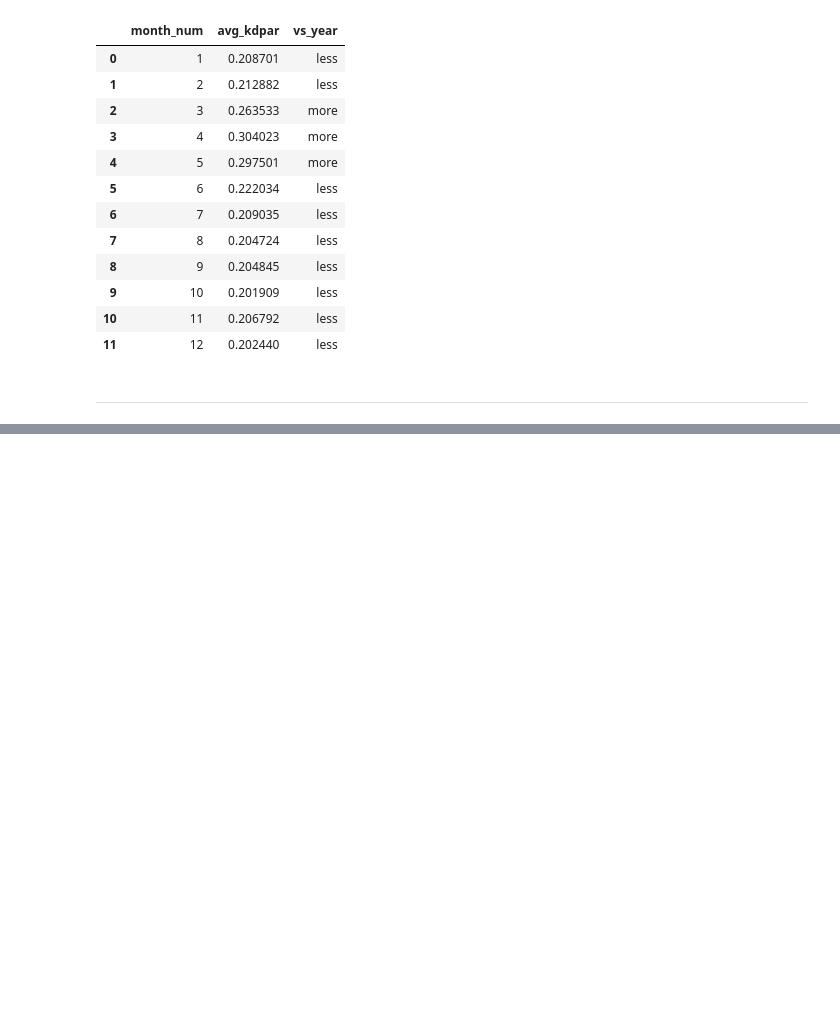
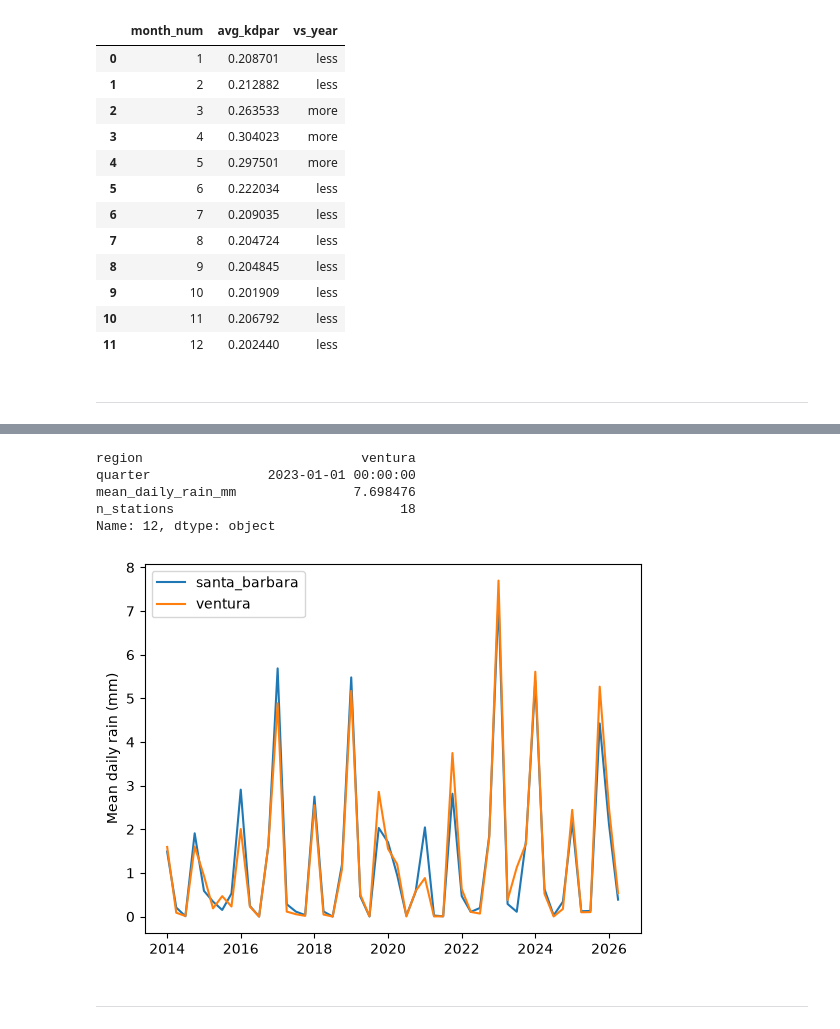
Before and after one commit to EmmaBucket/398_ocean, a Jupyter notebook: Analysis/plots.ipynb, the cells around one changed output, grey strips where cells are left out. Saved outputs shown, nothing was run; the diff lists cells and outputs as text; code cells hidden in the pictures; blank space fills up the shorter version.

```diff
--- a/Analysis/plots.ipynb
+++ b/Analysis/plots.ipynb
@@ -91,0 +98,2 @@ kdpar_changes = con.execute("SELECT * FROM 'kdpar_changes'").df()
+# %%
+rain_quarter = con.execute("SELECT * FROM 'rain_quarter'").df()
@@ -494,0 +592,18 @@ kd_months
+# %%
+rain_quarter.loc[rain_quarter.mean_daily_rain_mm.idxmax()]
+# %% [output]
+region                            ventura
+quarter               2023-01-01 00:00:00
+mean_daily_rain_mm               7.698476
+n_stations                             18
+Name: 12, dtype: object
+# %%
+rain_quarter = rain_quarter.sort_values(["region", "quarter"])
+# %%
+for region, d in rain_quarter.groupby("region"):
+    plt.plot(d.quarter, d.mean_daily_rain_mm, label=region)
+plt.legend(); plt.ylabel("Mean daily rain (mm)"); plt.show()
+# %% [output]
+[figure, added]
+# %% [markdown]
+---
```
Also changed, not shown: parts of 28 cells of this notebook.
